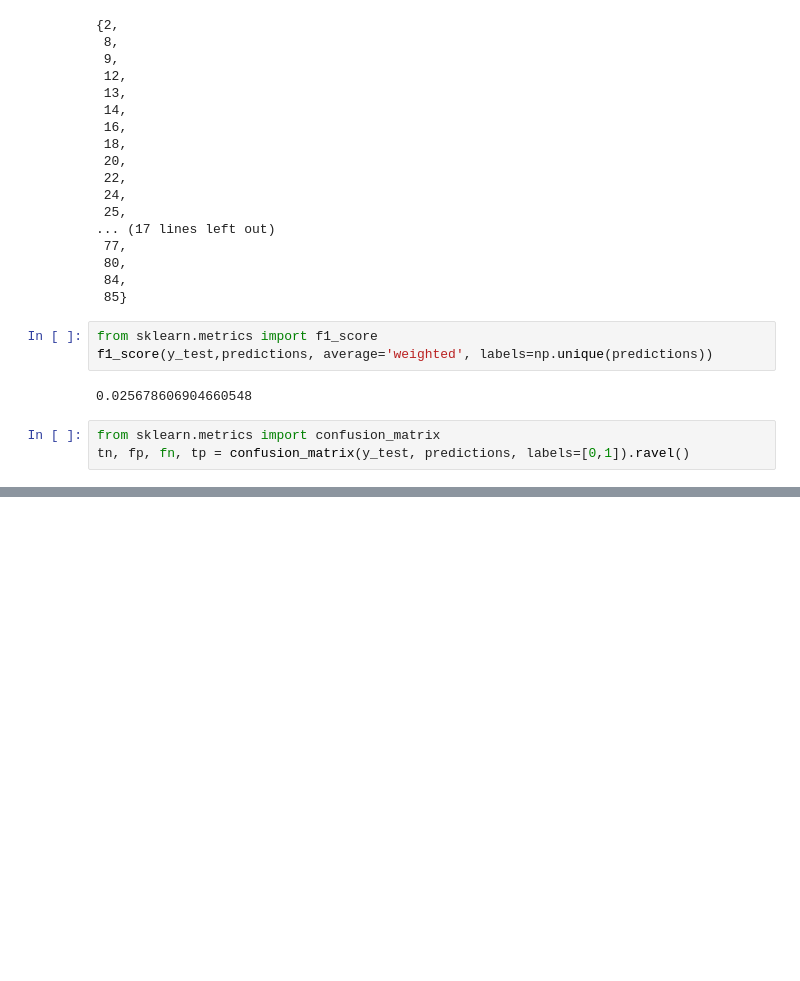
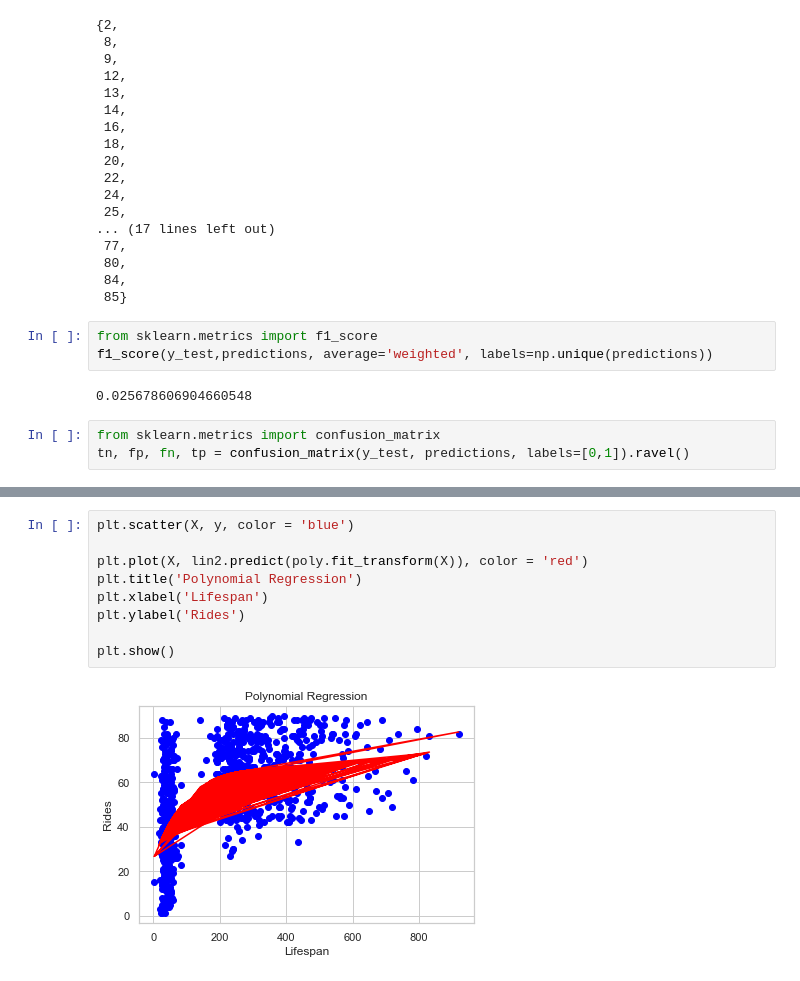
Before and after one commit to SallyPoon/LyftDS, a Jupyter notebook: Predictive modeling.ipynb, the cells around one changed output, grey strips where cells are left out. Saved outputs shown, nothing was run; the diff lists cells and outputs as text; blank space fills up the shorter version.

```diff
--- a/Predictive modeling.ipynb
+++ b/Predictive modeling.ipynb
@@ -614,0 +666,11 @@ tn, fp, fn, tp = confusion_matrix(y_test, predictions, labels=[0,1]).ravel()
+# %%
+plt.scatter(X, y, color = 'blue')
+
+plt.plot(X, lin2.predict(poly.fit_transform(X)), color = 'red')
+plt.title('Polynomial Regression')
+plt.xlabel('Lifespan')
+plt.ylabel('Rides')
+
+plt.show()
+# %% [output]
+[figure, added]
```
Also changed, not shown: parts of 13 cells of this notebook, 1 other file.
